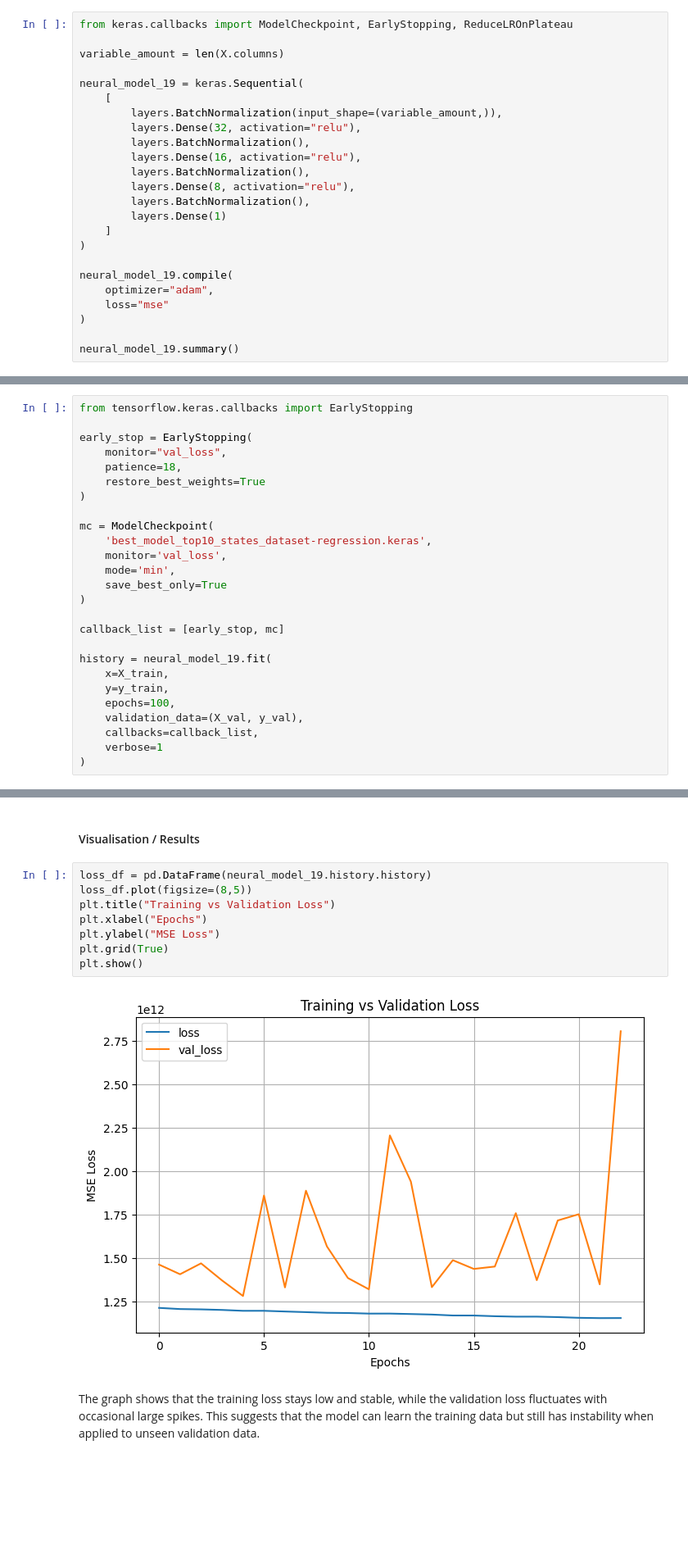
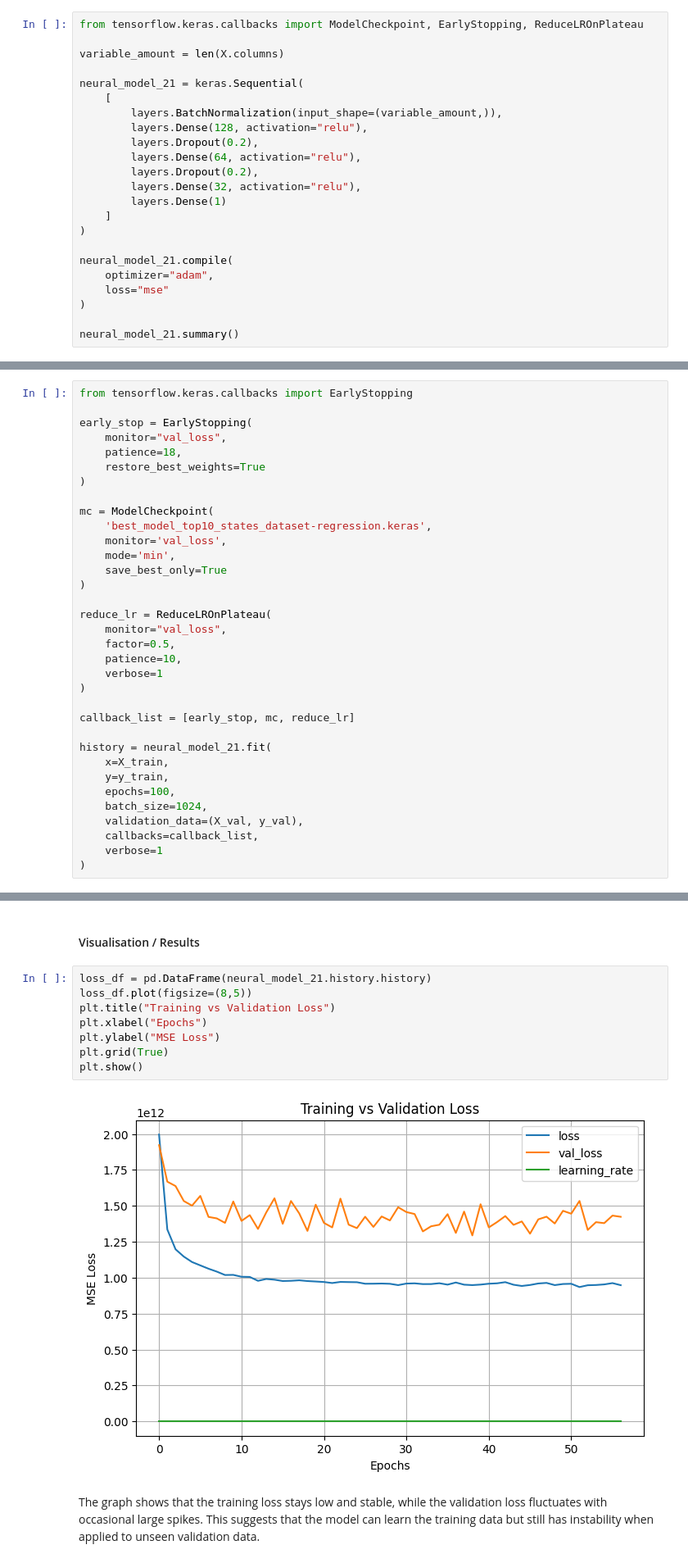
Before and after one commit to TimothyG77/DL-projects, a Jupyter notebook: Excercise 1/ANN-Regression-Dataset2/Top10_States_USA_ANN_Regression.ipynb, the cells around one changed output, grey strips where cells are left out. Shown at 82% size. Saved outputs shown, nothing was run; the diff lists cells and outputs as text; blank space fills up the shorter version.

```diff
--- a/Excercise 1/ANN-Regression-Dataset2/Top10_States_USA_ANN_Regression.ipynb
+++ b/Excercise 1/ANN-Regression-Dataset2/Top10_States_USA_ANN_Regression.ipynb
@@ -299,29 +299,28 @@ X_test  = scaler.transform(X_test)
 # %% [markdown]
 #### Neural Network Architecture
 # %%
-from keras.callbacks import ModelCheckpoint, EarlyStopping, ReduceLROnPlateau
+from tensorflow.keras.callbacks import ModelCheckpoint, EarlyStopping, ReduceLROnPlateau
 
 variable_amount = len(X.columns)
 
-neural_model_19 = keras.Sequential(
+neural_model_21 = keras.Sequential(
     [
         layers.BatchNormalization(input_shape=(variable_amount,)),
+        layers.Dense(128, activation="relu"),
+        layers.Dropout(0.2),
+        layers.Dense(64, activation="relu"),
+        layers.Dropout(0.2),
         layers.Dense(32, activation="relu"),
-        layers.BatchNormalization(),
-        layers.Dense(16, activation="relu"),
-        layers.BatchNormalization(),
-        layers.Dense(8, activation="relu"),
-        layers.BatchNormalization(),
         layers.Dense(1)
     ]
 )
 
-neural_model_19.compile(
+neural_model_21.compile(
     optimizer="adam",
     loss="mse"
 )
 
-neural_model_19.summary()
+neural_model_21.summary()
 # %% [output]
 Model: "sequential"
 ┏━━━━━━━━━━━━━━━━━━━━━━━━━━━━━━━━━┳━━━━━━━━━━━━━━━━━━━━━━━━┳━━━━━━━━━━━━━━━┓
@@ -362,12 +362,20 @@ mc = ModelCheckpoint(
     save_best_only=True
 )
 
-callback_list = [early_stop, mc]
+reduce_lr = ReduceLROnPlateau(
+    monitor="val_loss",
+    factor=0.5,
+    patience=10,
+    verbose=1
+)
 
-history = neural_model_19.fit(
+callback_list = [early_stop, mc, reduce_lr]
+
+history = neural_model_21.fit(
     x=X_train,
     y=y_train,
     epochs=100,
+    batch_size=1024,
     validation_data=(X_val, y_val),
     callbacks=callback_list,
     verbose=1
@@ -393,15 +401,15 @@ Epoch 23/100
 # %% [markdown]
 #### Visualisation / Results
 # %%
-loss_df = pd.DataFrame(neural_model_19.history.history)
+loss_df = pd.DataFrame(neural_model_21.history.history)
 loss_df.plot(figsize=(8,5))
 plt.title("Training vs Validation Loss")
 plt.xlabel("Epochs")
 plt.ylabel("MSE Loss")
 plt.grid(True)
 plt.show()
 # %% [output]
-[figure, old version]
+[figure, new version]
 # %% [markdown]
 The graph shows that the training loss stays low and stable, while the validation loss fluctuates with occasional large spikes. This suggests that the model can learn the training data but still has instability when applied to unseen validation data.
 # %% [markdown]
```
Also changed, not shown: parts of 14 cells of this notebook, 6 other files.
